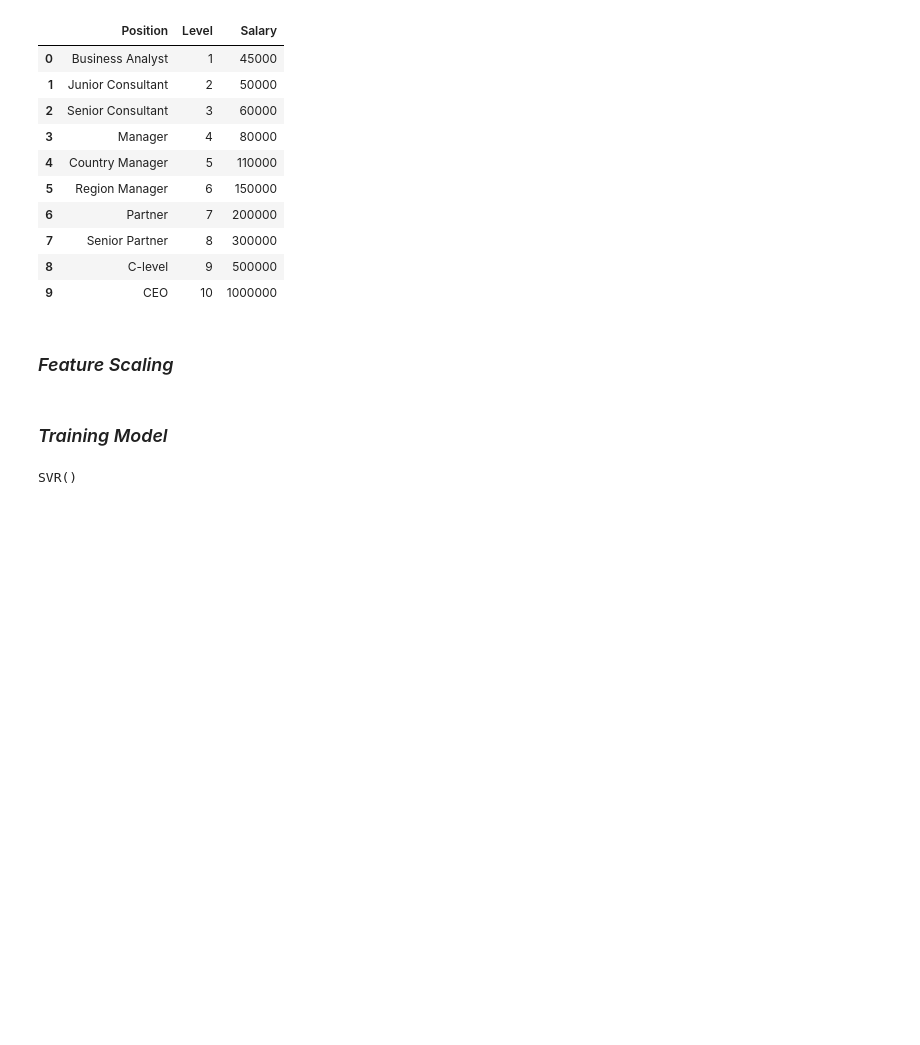
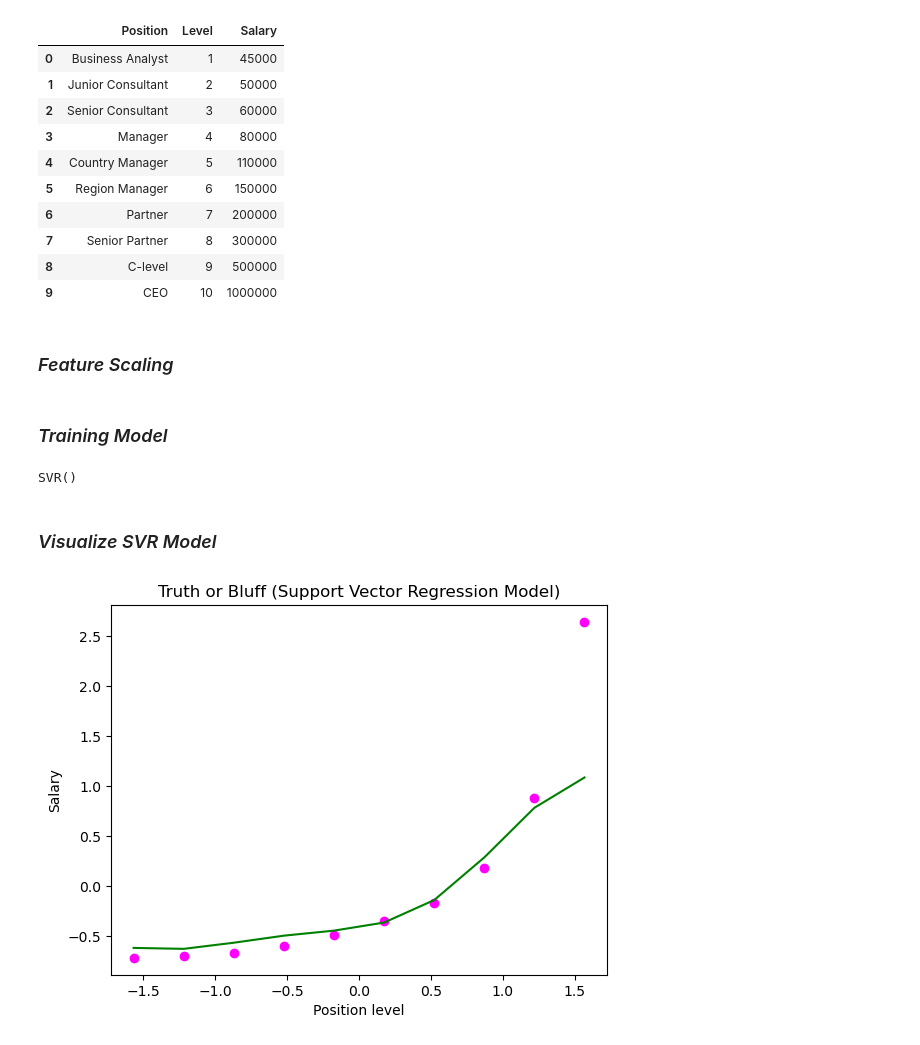
Before and after one commit to amirhosein-ziaei/Machine_Learning_Course, a Jupyter notebook: Support-Vector-Machine/SVR.ipynb, the cells around one changed output. Drawn from its saved outputs; the diff is of its cells as text; code cells hidden in the pictures; blank space fills up the shorter version.

Commit message:
visualize SVR model done

```diff
--- a/Support-Vector-Machine/SVR.ipynb
+++ b/Support-Vector-Machine/SVR.ipynb
@@ -136,3 +136,14 @@ regressor = SVR(kernel='rbf')
 regressor.fit(X,y)
 # %% [output]
 SVR()
+# %% [markdown]
+### *Visualize SVR Model*
+# %%
+plt.scatter(X, y, color = 'magenta')
+plt.plot(X, regressor.predict(X), color = 'green')
+plt.title('Truth or Bluff (Support Vector Regression Model)')
+plt.xlabel('Position level')
+plt.ylabel('Salary')
+plt.show()
+# %% [output]
+[figure, added]
```
